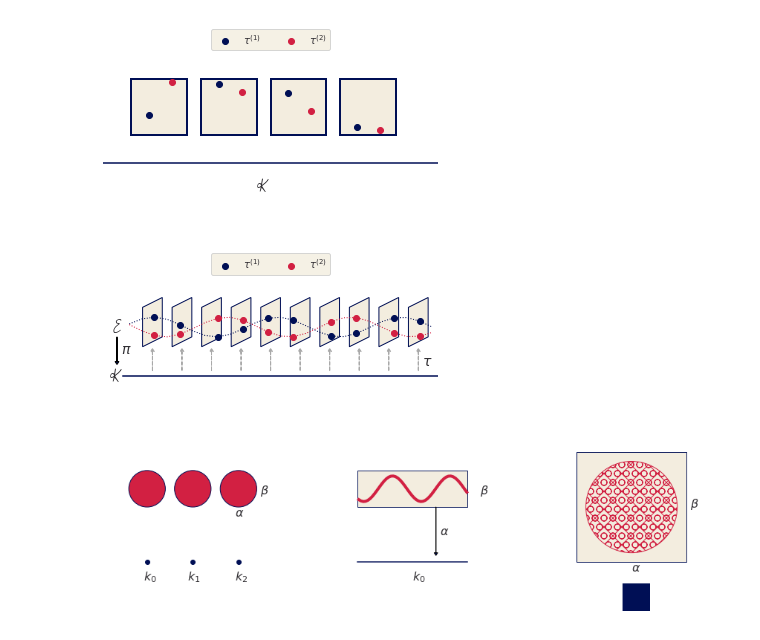
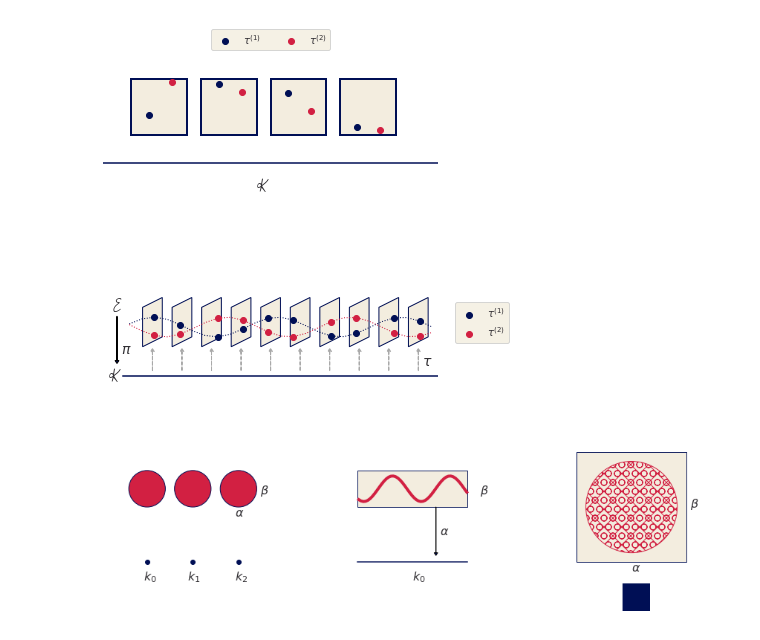
Before and after one commit to story645/proposal, a Jupyter notebook: draft/figures/math/fiber_bundle_sketchs.ipynb, the cells around one changed output. Cells and saved outputs as stored; diff of their text form; code cells hidden in the pictures.

```diff
--- a/draft/figures/math/fiber_bundle_sketchs.ipynb
+++ b/draft/figures/math/fiber_bundle_sketchs.ipynb
@@ -185,36 +185,36 @@ fig.savefig(spath/"fiberbundle.png", bbox_inches='tight' )
 # %%
 fig, ax = plt.subplots()
 x =  np.linspace(-5*np.pi, 5*np.pi)
 xv = x[(x>0) & (x <30)]
 ys = np.sin(xv)*.5
 yc = np.cos(xv+1)*.5
 
 for off in np.arange(0,15,1.5):
     verts = np.array([[1,-1], [1,1], [2, 1.5], [2, -.5], [1,-1]]) + [off, 0]
     p = mpatches.PathPatch(mpath.Path(verts, closed=True), edgecolor='C0',facecolor=ax.get_facecolor())
     ax.add_patch(p)
     ax.arrow(off+1.5, -2.25, 0, 1, head_width=0.2, head_length=0.15, linestyle='--', color='darkgrey')
 
 ax.set(xlim=(-1,16), ylim=(-4, 4), aspect='equal')
 
 inds = [2, 4, 7, 9, 11, 13, 16, 18, 21, 23]
 ax.scatter(xv[inds], ys[inds], color='C0', label=r'$\tau^{(1)}$', zorder=10)
 ax.scatter(xv[inds], yc[inds], color='C1', label=r'$\tau^{(2)}$', zorder=10)
 ax.plot(xv, ys, color='C0', linewidth=1, linestyle=':')
 ax.plot(xv, yc, color='C1', linewidth=1, linestyle=':')
 
-ax.annotate('E', (-.5, -.25), fontsize=16)
-ax.annotate('K', (-.65, -2.75), fontsize=16)
-ax.arrow(-.3, -.5, 0, -1.25, head_width=0.2, head_length=0.15)
+ax.annotate('E', (-.5, .8), fontsize=16)
+ax.annotate('K', (-.7, -2.75), fontsize=16)
+ax.arrow(-.3, .55, 0, -2.25, head_width=0.2, head_length=0.15)
 ax.annotate(r'$\pi$', (-.1, -1.30), fontsize=14)
 ax.annotate(r'$\tau$', (15.2, -1.95), fontsize=14)
 ax.axhline(y=-2.5, xmin=0.06, zorder=-1)
 
-ax.legend(ncol=2, loc='upper center')
+ax.legend(bbox_to_anchor=(1.05, .4), loc='lower left', borderaxespad=0)
 ax.axis('off')
-fig.savefig(spath/"fiberbundle.png", bbox_inches='tight' )
+fig.savefig(spath/"fiberbundle.png", bbox_inches='tight', facecolor='white' )
 # %% [output]
-[figure, old version]
+[figure, new version]
 # %%
 fig, axd = plt.subplot_mosaic([['circle', 'line', 'image']], figsize=(15,10))
 
```
